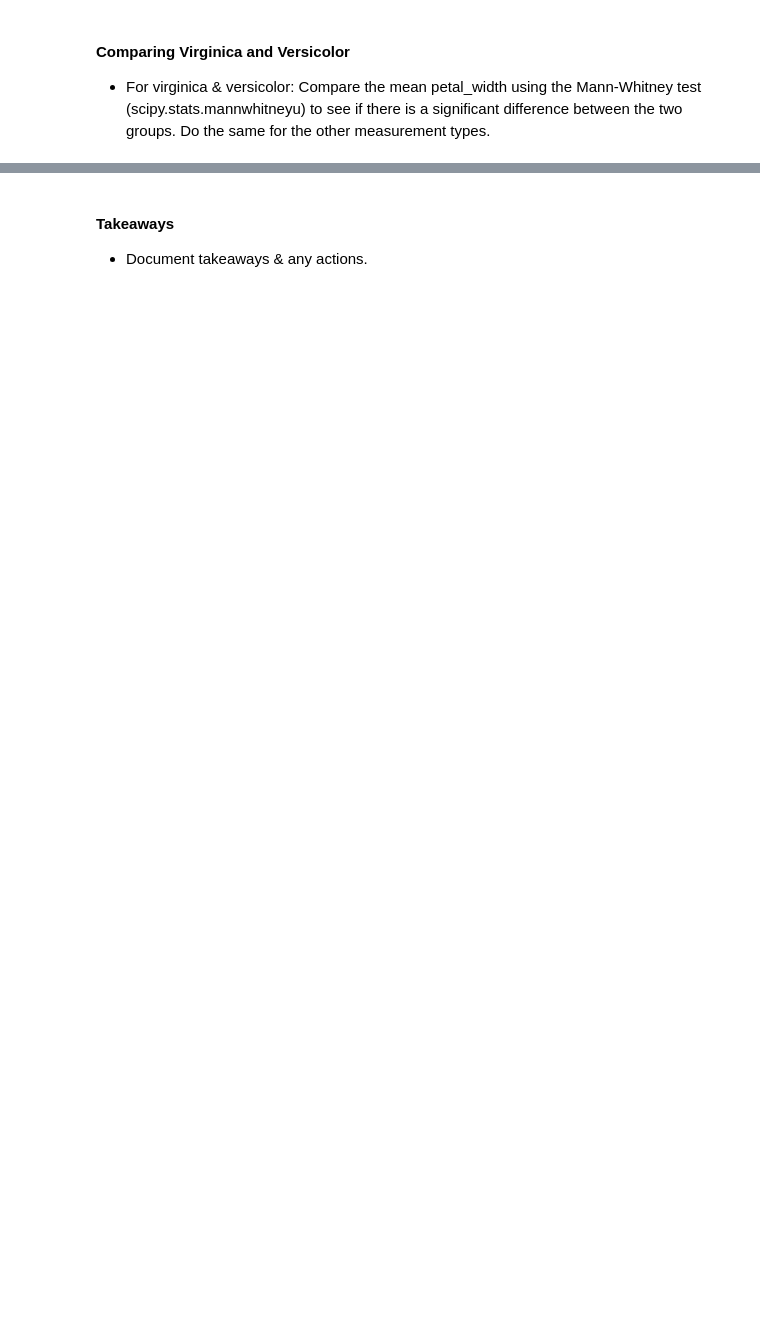
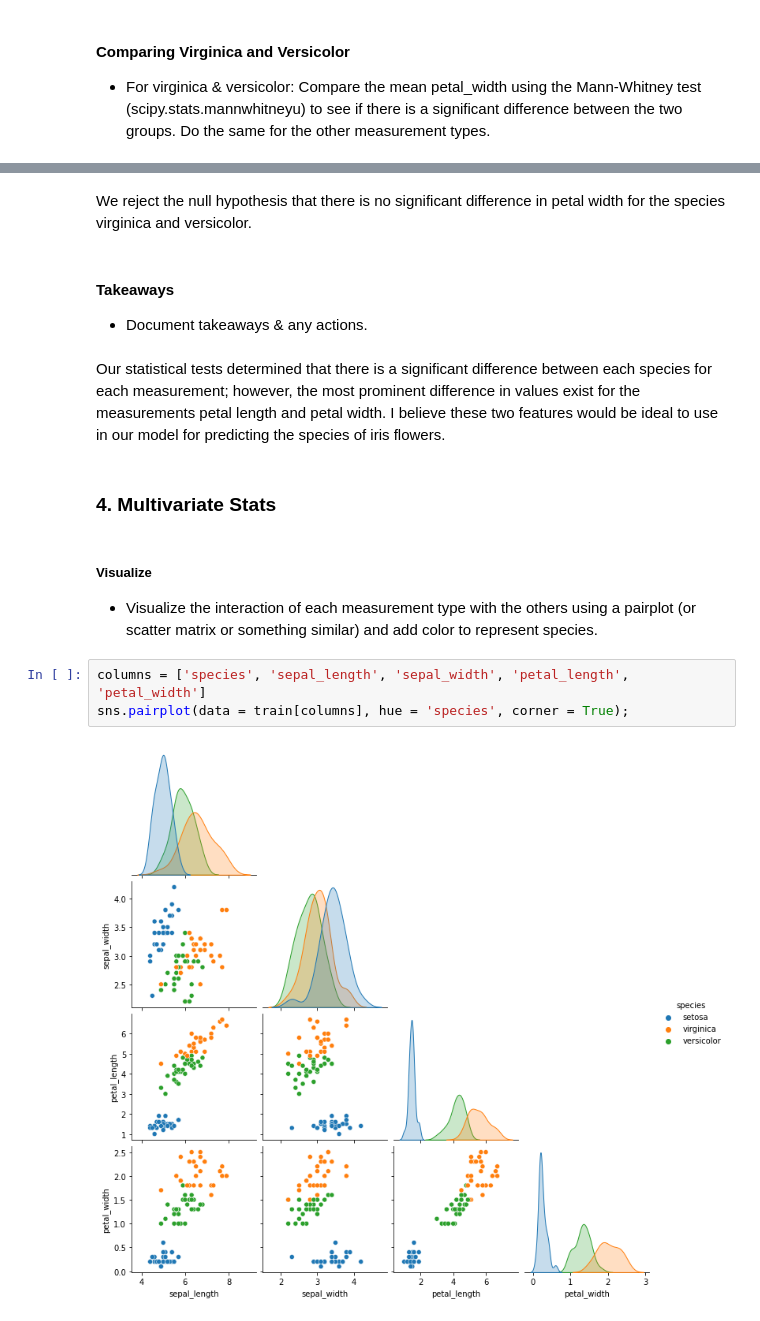
Before and after one commit to alegarcia-dev/classification-exercises, a Jupyter notebook: classification_exercises.ipynb, the cells around one changed output, grey strips where cells are left out. Saved outputs shown, nothing was run; the diff lists cells and outputs as text; blank space fills up the shorter version.

```diff
--- a/classification_exercises.ipynb
+++ b/classification_exercises.ipynb
@@ -1035,4 +1100,19 @@ We reject the null hypothesis that the population means of petal width for all t
+# %% [markdown]
+We reject the null hypothesis that there is no significant difference in petal width for the species virginica and versicolor.
 # %% [markdown]
 #### Takeaways
 
 - Document takeaways & any actions.
+# %% [markdown]
+Our statistical tests determined that there is a significant difference between each species for each measurement; however, the most prominent difference in values exist for the measurements petal length and petal width. I believe these two features would be ideal to use in our model for predicting the species of iris flowers.
+# %% [markdown]
+### 4. Multivariate Stats
+# %% [markdown]
+##### Visualize
+
+- Visualize the interaction of each measurement type with the others using a pairplot (or scatter matrix or something similar) and add color to represent species.
+# %%
+columns = ['species', 'sepal_length', 'sepal_width', 'petal_length', 'petal_width']
+sns.pairplot(data = train[columns], hue = 'species', corner = True);
+# %% [output]
+[figure, added]
```
Also changed, not shown: parts of 43 cells of this notebook.
